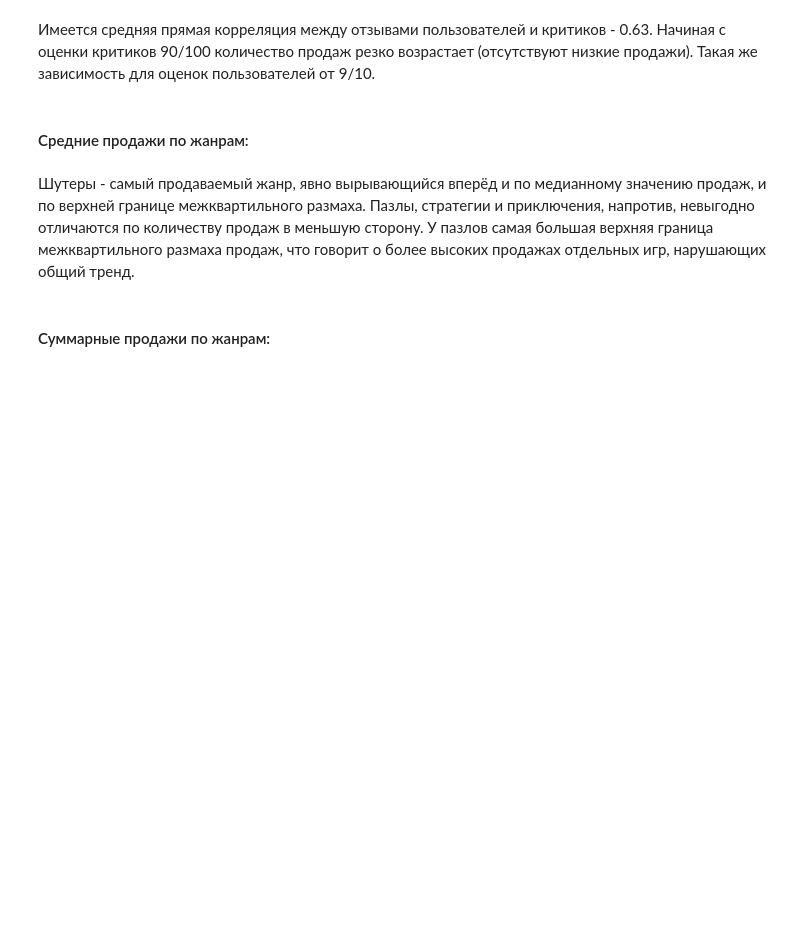
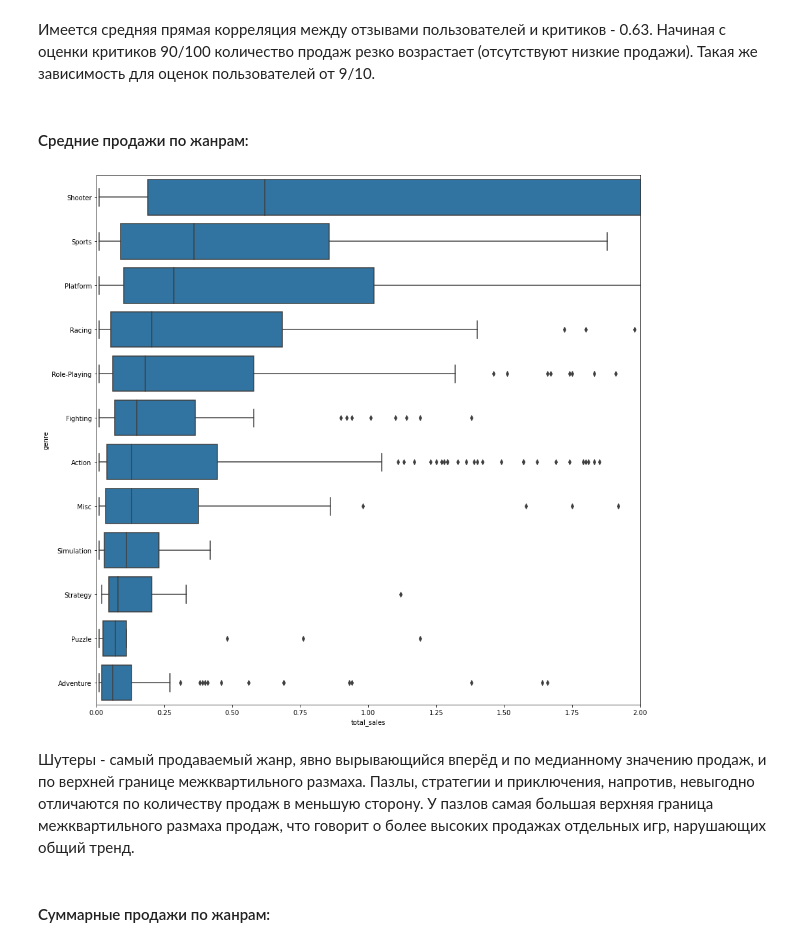
Before and after one commit to seamus-88/my_projects0, a Jupyter notebook: games_analysis_/games_analysis.ipynb, the cells around one changed output. Drawn from its saved outputs; the diff is of its cells as text; code cells hidden in the pictures; blank space fills up the shorter version.

```diff
--- a/games_analysis_/games_analysis.ipynb
+++ b/games_analysis_/games_analysis.ipynb
@@ -523,9 +512,7 @@ data['old_rating'] = data['rating']
 # %%
 # составление словаря для определения рейтинга игры исходя из названия и года выпуска (исключая ремейки)
 games_rated_dict = (
-    data
-    .query('@pd.notna(rating)')
+    data[data.rating.notna()]
     .pivot_table(index=('name', 'year_of_release'), values='rating', aggfunc='first')
     .to_dict(orient='index')
 )
-games_rated_dict
@@ -829,9 +876,11 @@ genres_stat_order = (
 )
 # %%
 plt.figure(figsize=(15,15))
-g = sns.boxplot(y="genre", x="total_sales", data=data_actual, order=genres_stat_order)
+g = sns.boxplot(y="genre", x="total_sales", data=data_actual, order=genres_stat_order, color='tab:blue')
 g.set(xlim=(0,2))
 plt.show();
+# %% [output]
+[figure, added]
 # %% [markdown]
 Шутеры - самый продаваемый жанр, явно вырывающийся вперёд и по медианному значению продаж, и по верхней границе межквартильного размаха.
 Пазлы, стратегии и приключения, напротив, невыгодно отличаются по количеству продаж в меньшую сторону. У пазлов самая большая верхняя граница межквартильного размаха продаж, что говорит о более высоких продажах отдельных игр, нарушающих общий тренд.
```
Also changed, not shown: parts of 56 cells of this notebook.
